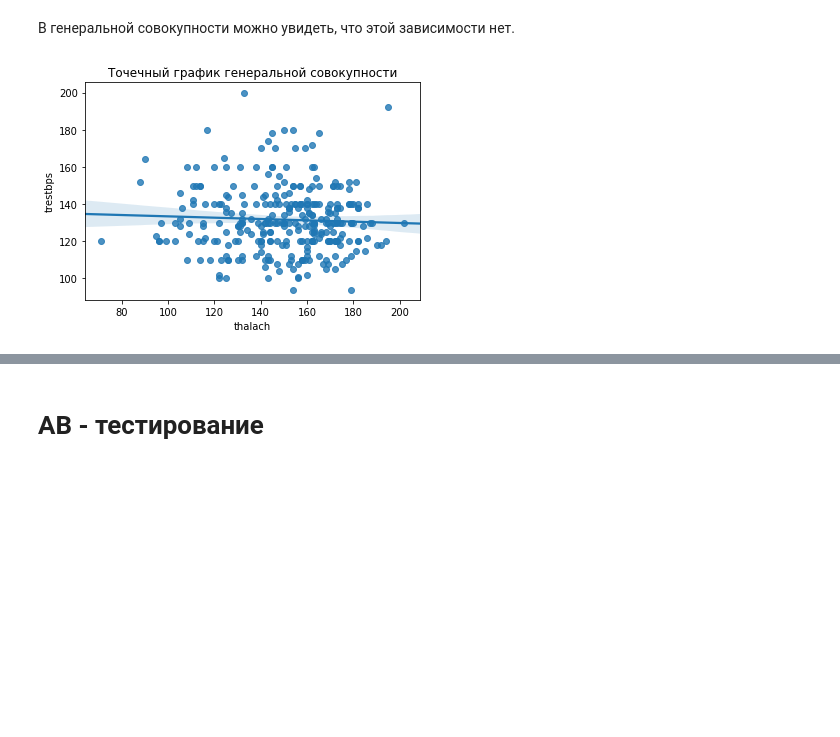
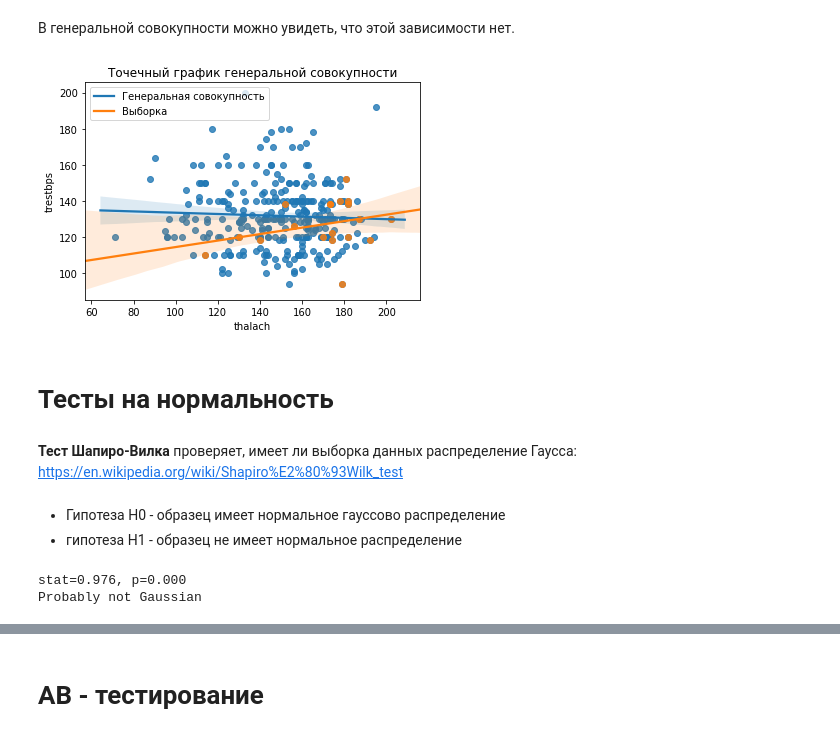
Before and after one commit to SIzrantsev/netology_statistics, a Jupyter notebook: lecture_3.ipynb, the cells around one changed output, grey strips where cells are left out. Drawn from its saved outputs; the diff is of its cells as text; code cells hidden in the pictures; blank space fills up the shorter version.

```diff
--- a/lecture_3.ipynb
+++ b/lecture_3.ipynb
@@ -445,10 +451,31 @@ plt.show()
 # %%
 thalach = data['thalach']
 trestbps = data['trestbps']
 sns.regplot(x= thalach, y=trestbps,data=data, fit_reg=True)
+sns.regplot(x= thalach_small, y=trestbps_small,data=data, fit_reg=True)
 plt.xlabel('thalach')
 plt.ylabel('trestbps')
+plt.legend(['Генеральная совокупность', 'Выборка'])
 plt.title('Точечный график генеральной совокупности')
 plt.show()
 # %% [output]
-[figure, old version]
+[figure, new version]
+# %% [markdown]
+# Тесты на нормальность
+# %% [markdown]
+**Тест Шапиро-Вилка** проверяет, имеет ли выборка данных распределение Гаусса: https://en.wikipedia.org/wiki/Shapiro%E2%80%93Wilk_test
+# %% [markdown]
+*  Гипотеза H0 - образец имеет нормальное гауссово распределение
+*  гипотеза H1 - образец не имеет нормальное распределение
+# %%
+# Example of the Shapiro-Wilk Normality Test
+from scipy.stats import shapiro
+stat, p = shapiro(data['thalach'])
+print('stat=%.3f, p=%.3f' % (stat, p))
+if p > 0.05:
+    print('Probably Gaussian')
+else:
+    print('Probably not Gaussian')
+# %% [output]
+stat=0.976, p=0.000
+Probably not Gaussian
```
Also changed, not shown: parts of 35 cells of this notebook, 1 other file.
